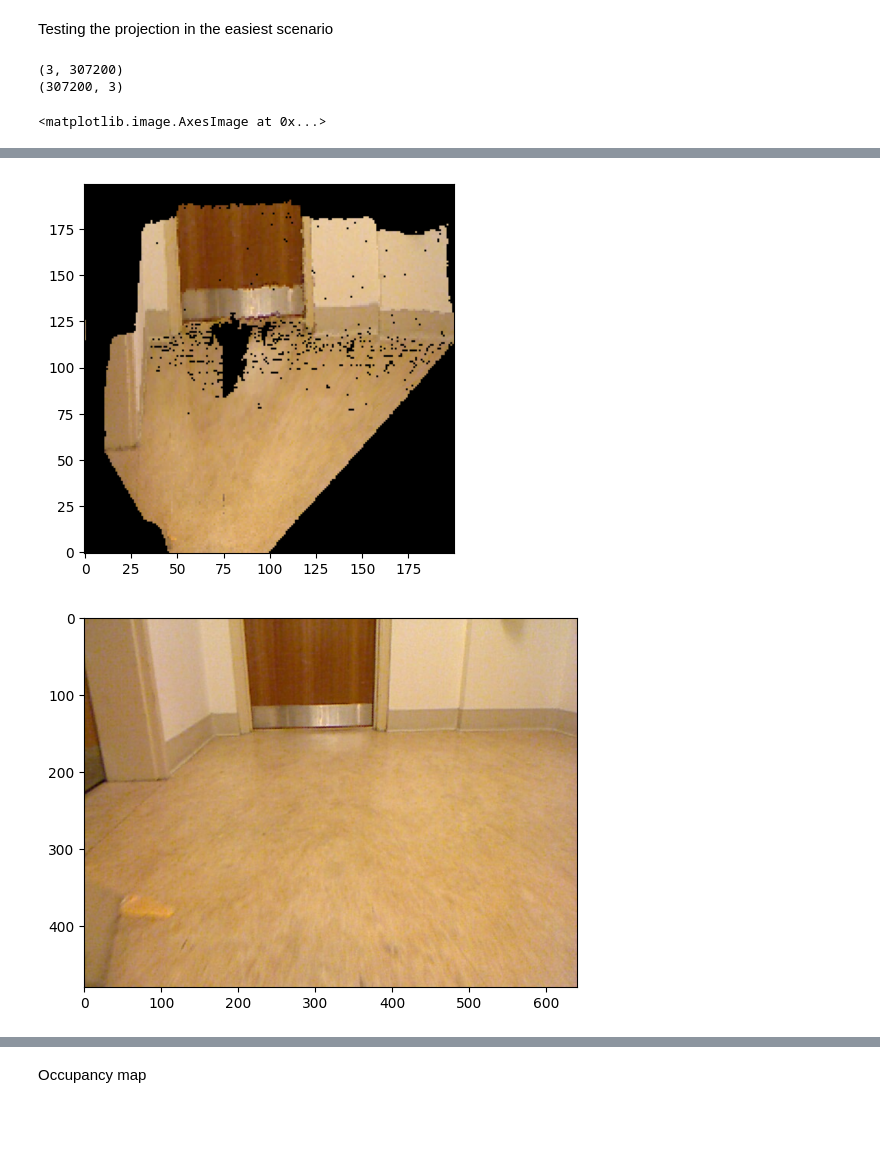
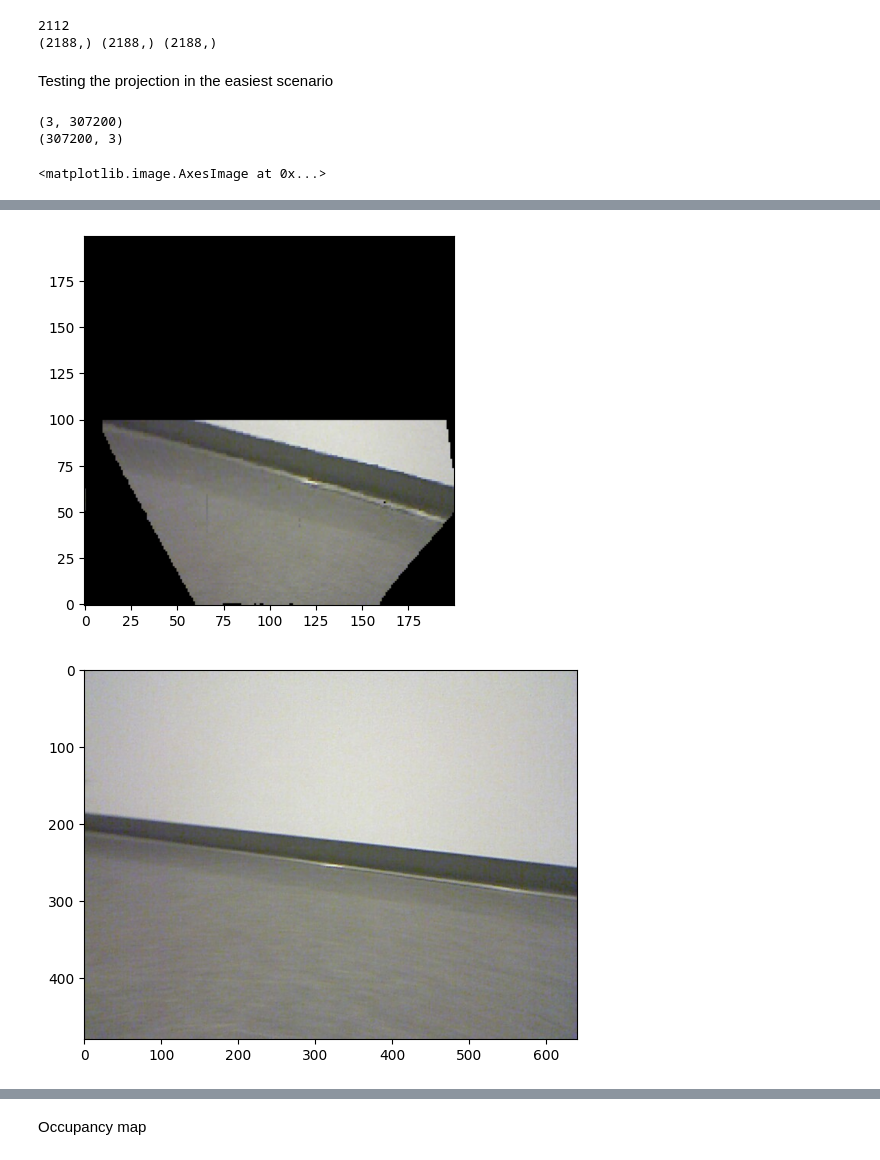
Before and after one commit to pedramaghazadeh/ECE276a, a Jupyter notebook: Project2/code/part3.ipynb, the cells around one changed output, grey strips where cells are left out. Saved outputs shown, nothing was run; the diff lists cells and outputs as text; code cells hidden in the pictures; blank space fills up the shorter version.

```diff
--- a/Project2/code/part3.ipynb
+++ b/Project2/code/part3.ipynb
@@ -52,6 +52,25 @@ def image_to_pc(bgr_img, disp_img):
     points = oRr.T @ points
 
     return points, colors
+# %%
+num_images = len(os.listdir(f"../dataRGBD/RGB{dataset}"))
+print(num_images)
+
+# Reading the data
+with np.load("../data/Hokuyo%d.npz"%dataset) as data:
+    lidar_stamps = data["time_stamps"]  # acquisition times of the lidar scans
+with np.load("../data/Kinect%d.npz"%dataset) as data:
+    disp_stamps = data["disparity_time_stamps"] # acquisition times of the disparity images
+    rgb_stamps = data["rgb_time_stamps"] # acquisition times of the rgb images
+
+# Syncing everything with the disparity images
+synced_lidar = sync_time_stamps(disp_stamps, lidar_stamps)
+synced_rgb = sync_time_stamps(disp_stamps, rgb_stamps)
+
+print(synced_lidar.shape, synced_rgb.shape, disp_stamps.shape)
+# %% [output]
+2112
+(2188,) (2188,) (2188,)
 # %% [markdown]
 Testing the projection in the easiest scenario
 # %%
@@ -61,7 +80,7 @@ img_ind = 1630
 disp_img = cv2.imread(f"../dataRGBD/Disparity{dataset}/disparity{dataset}_{img_ind}.png", cv2.IMREAD_UNCHANGED)
 
 # Note that cv2 imports as bgr, so colors may be wrong.
-bgr_img = cv2.imread(f"../dataRGBD/RGB{dataset}/rgb{dataset}_{synced_rgb[img_ind]}.png")
+bgr_img = cv2.imread(f"../dataRGBD/RGB{dataset}/rgb{dataset}_{synced_rgb[img_ind] + 1}.png")
 
 points, colors = image_to_pc(bgr_img, disp_img)
 print(points.shape)
@@ -84,7 +103,7 @@ points[2, :] *= (190 / range_z) # Scaling to image resolution
 for i in range(points.shape[1]):
     x = int(points[2, i])
     y = int(points[1, i])
-    if x < 230:
+    if x < 100:
         img[x, -y] = colors[i]
 
 # Plotting all images
@@ -102,5 +121,5 @@ plt.imshow(cv2.cvtColor(bgr_img, cv2.COLOR_BGR2RGB))
-[figure, old version]
+[figure, new version]
-[figure, old version]
+[figure, new version]
 # %%
 pcd = o3d.geometry.PointCloud()
 pcd.points = o3d.utility.Vector3dVector(points.T)
```
Also changed, not shown: parts of 9 cells of this notebook, 6 other files.
